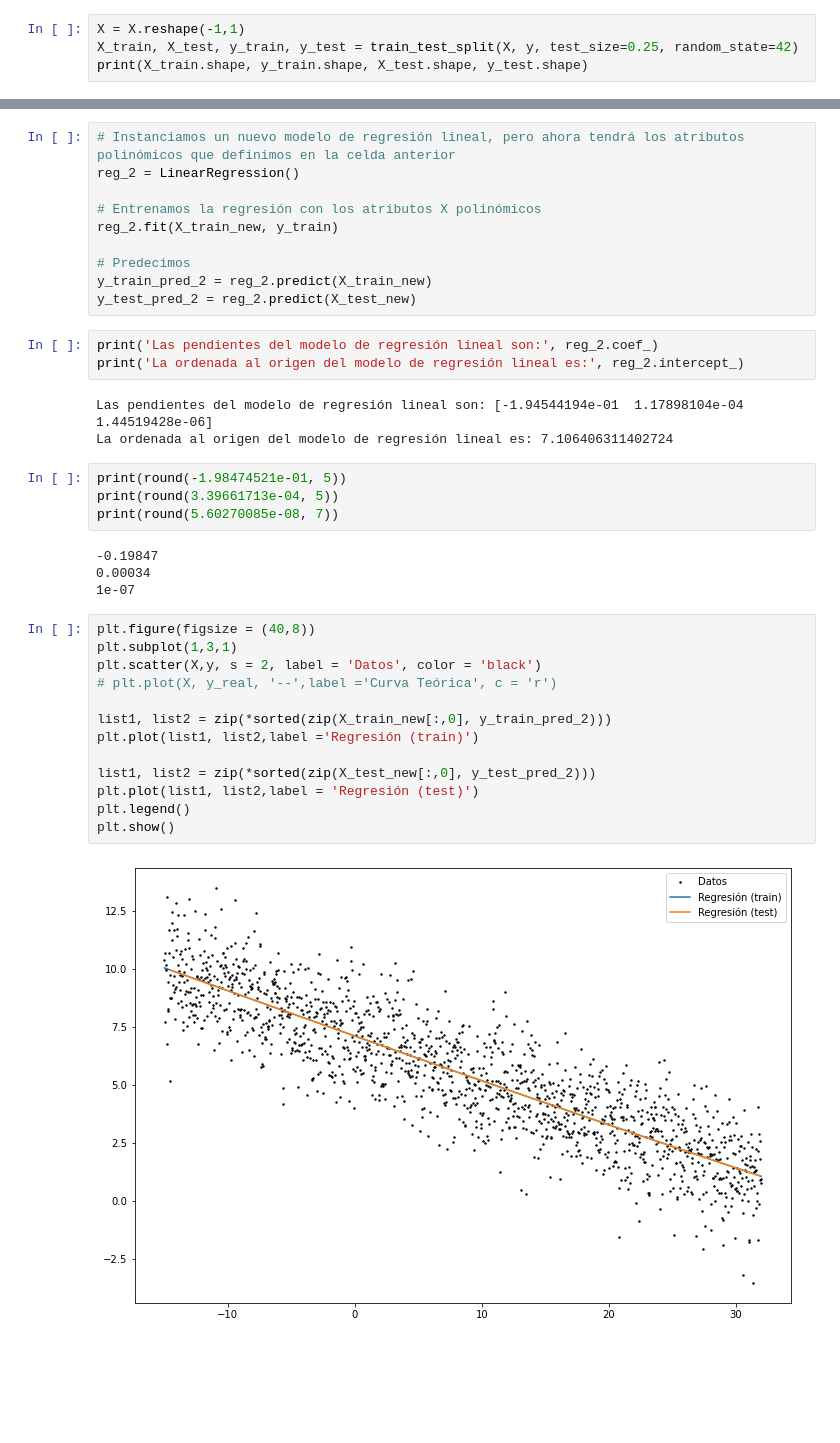
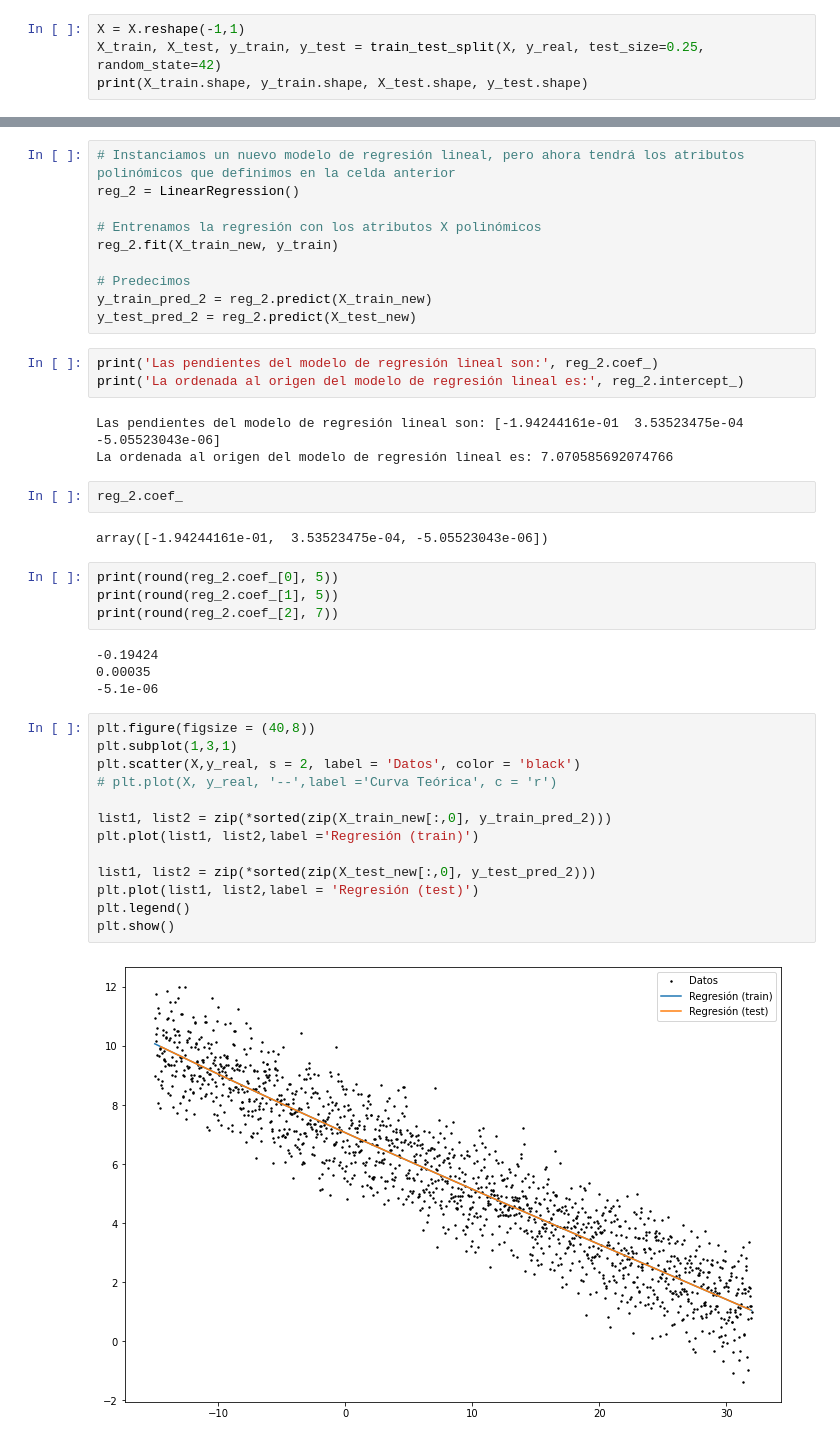
Before and after one commit to JavieraArrieta/Machine-Learning, a Jupyter notebook: Clase 01/Homework.ipynb, the cells around one changed output, grey strips where cells are left out. Drawn from its saved outputs; the diff is of its cells as text; blank space fills up the shorter version.

```diff
--- a/Clase 01/Homework.ipynb
+++ b/Clase 01/Homework.ipynb
@@ -228,7 +250,7 @@ plt.show()
 [figure]
 # %%
 X = X.reshape(-1,1)
-X_train, X_test, y_train, y_test = train_test_split(X, y, test_size=0.25, random_state=42)
+X_train, X_test, y_train, y_test = train_test_split(X, y_real, test_size=0.25, random_state=42)
 print(X_train.shape, y_train.shape, X_test.shape, y_test.shape)
 # %% [output]
 (1125, 1) (1125,) (375, 1) (375,)
@@ -263,31 +285,35 @@ y_test_pred_2 = reg_2.predict(X_test_new)
 print('Las pendientes del modelo de regresión lineal son:', reg_2.coef_)
 print('La ordenada al origen del modelo de regresión lineal es:', reg_2.intercept_)
 # %% [output]
-Las pendientes del modelo de regresión lineal son: [-1.94544194e-01  1.17898104e-04  1.44519428e-06]
-La ordenada al origen del modelo de regresión lineal es: 7.106406311402724
+Las pendientes del modelo de regresión lineal son: [-1.94244161e-01  3.53523475e-04 -5.05523043e-06]
+La ordenada al origen del modelo de regresión lineal es: 7.070585692074766
+# %%
+reg_2.coef_
+# %% [output]
+array([-1.94244161e-01,  3.53523475e-04, -5.05523043e-06])
 # %%
-print(round(-1.98474521e-01, 5))
-print(round(3.39661713e-04, 5))
-print(round(5.60270085e-08, 7))
+print(round(reg_2.coef_[0], 5))
+print(round(reg_2.coef_[1], 5))
+print(round(reg_2.coef_[2], 7))
 # %% [output]
--0.19847
-0.00034
-1e-07
+-0.19424
+0.00035
+-5.1e-06
 # %%
 plt.figure(figsize = (40,8))
 plt.subplot(1,3,1)
-plt.scatter(X,y, s = 2, label = 'Datos', color = 'black')
+plt.scatter(X,y_real, s = 2, label = 'Datos', color = 'black')
 # plt.plot(X, y_real, '--',label ='Curva Teórica', c = 'r')
 
 list1, list2 = zip(*sorted(zip(X_train_new[:,0], y_train_pred_2)))
 plt.plot(list1, list2,label ='Regresión (train)')
 
 list1, list2 = zip(*sorted(zip(X_test_new[:,0], y_test_pred_2)))
 plt.plot(list1, list2,label = 'Regresión (test)')
 plt.legend()
 plt.show()
 # %% [output]
-[figure, old version]
+[figure, new version]
 # %%
 from sklearn.metrics import mean_squared_error
 
```
Also changed, not shown: parts of 9 cells of this notebook, 5 other files.
